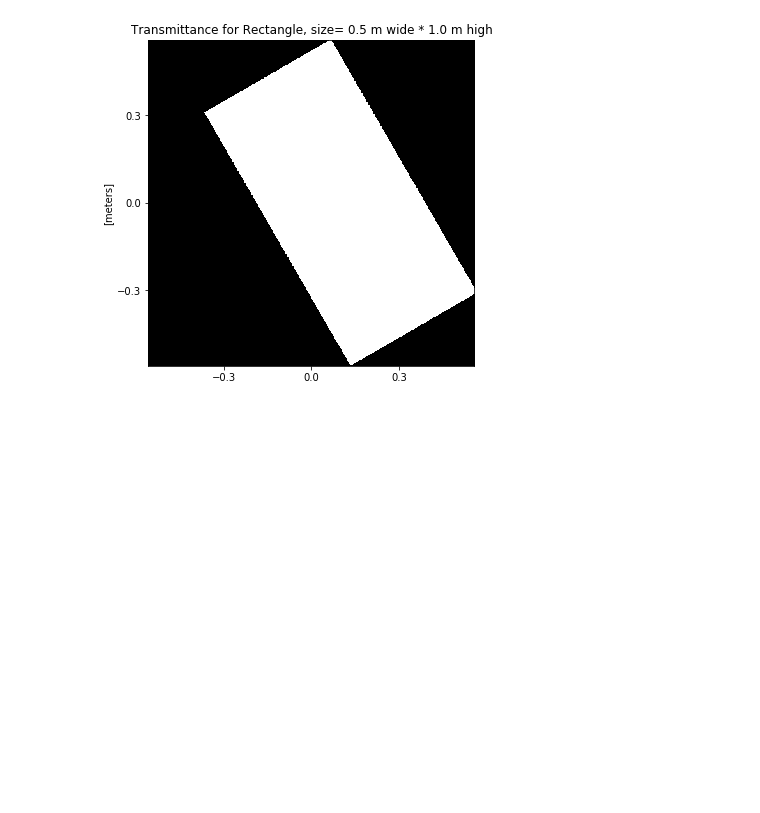
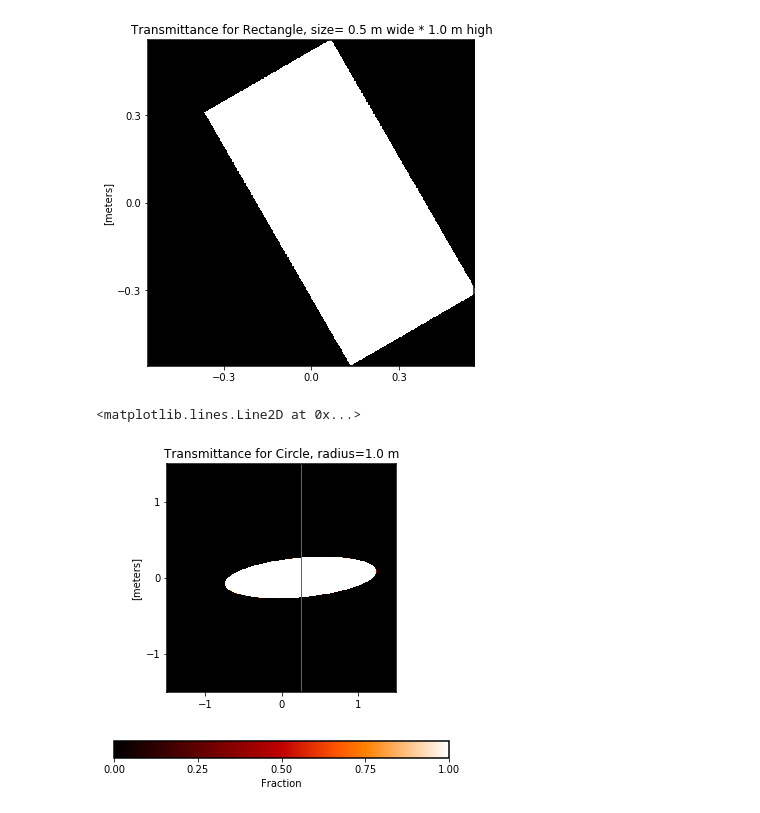
Before and after one commit to spacetelescope/poppy, a Jupyter notebook: notebooks/POPPY Examples.ipynb, the cells around one changed output. Drawn from its saved outputs; the diff is of its cells as text; code cells hidden in the pictures; blank space fills up the shorter version.

Commit message:
improve docs for inclinations, and better order of operations for rotation+inclination

```diff
--- a/notebooks/POPPY Examples.ipynb
+++ b/notebooks/POPPY Examples.ipynb
@@ -278,3 +280,12 @@ ap.display(colorbar=False)
 plt.savefig('example_shift_and_rotate.png', dpi=100)
 # %% [output]
 [figure]
+# %%
+plt.figure(figsize=(6,6))
+
+ap = poppy.CircularAperture(inclination_x = 75, shift_x=0.25, rotation=5) # degrees.
+ap.display()
+plt.axvline(0.25)
+# %% [output]
+<matplotlib.lines.Line2D at 0x...>
+[figure, added]
```
Also changed, not shown: parts of 5 cells of this notebook, 1 other file.
